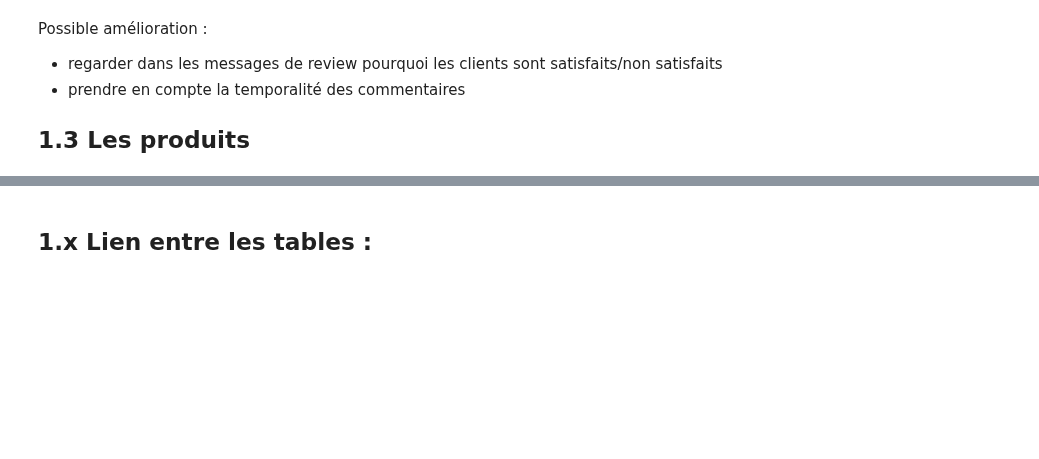
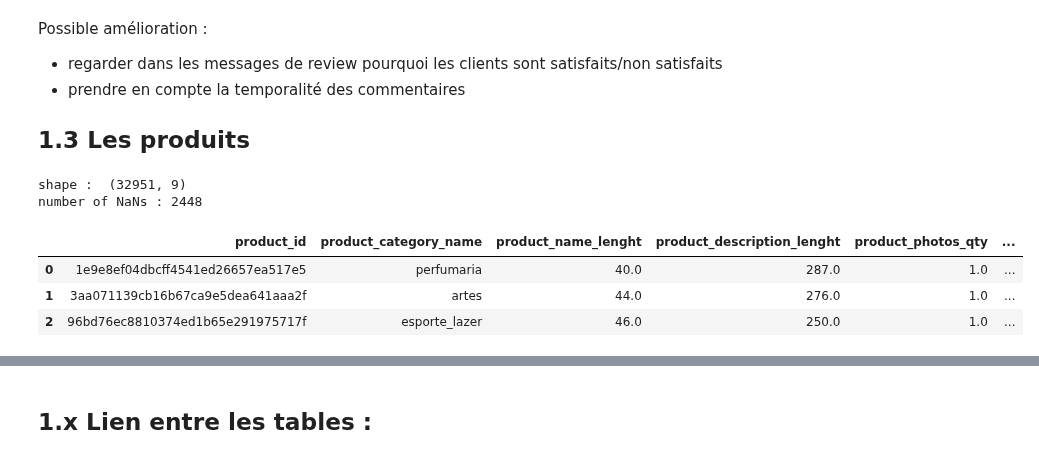
Before and after one commit to ClaireGayral/formation_openclassroom, a Jupyter notebook: P4_gayral_claire/analyse_exploratoire.ipynb, the cells around one changed output, grey strips where cells are left out. Cells and saved outputs as stored; diff of their text form; code cells hidden in the pictures; blank space fills up the shorter version.

```diff
--- a/P4_gayral_claire/analyse_exploratoire.ipynb
+++ b/P4_gayral_claire/analyse_exploratoire.ipynb
@@ -651,3 +639,16 @@ Possible amélioration :
 
 
 ## 1.3 Les produits
+# %%
+print("shape : ", products.shape)
+print("number of NaNs :",products.isna().sum().sum(),"\n")
+
+# print(products.isna().sum())
+products.head(3)
+# %% [output]
+shape :  (32951, 9)
+number of NaNs : 2448
+|  | product_id | product_category_name | product_name_lenght | product_description_lenght | product_photos_qty | ... |
+| 0 | 1e9e8ef04dbcff4541ed26657ea517e5 | perfumaria | 40.0 | 287.0 | 1.0 | ... |
+| 1 | 3aa071139cb16b67ca9e5dea641aaa2f | artes | 44.0 | 276.0 | 1.0 | ... |
+| 2 | 96bd76ec8810374ed1b65e291975717f | esporte_lazer | 46.0 | 250.0 | 1.0 | ... |
```
Also changed, not shown: parts of 18 cells of this notebook.
